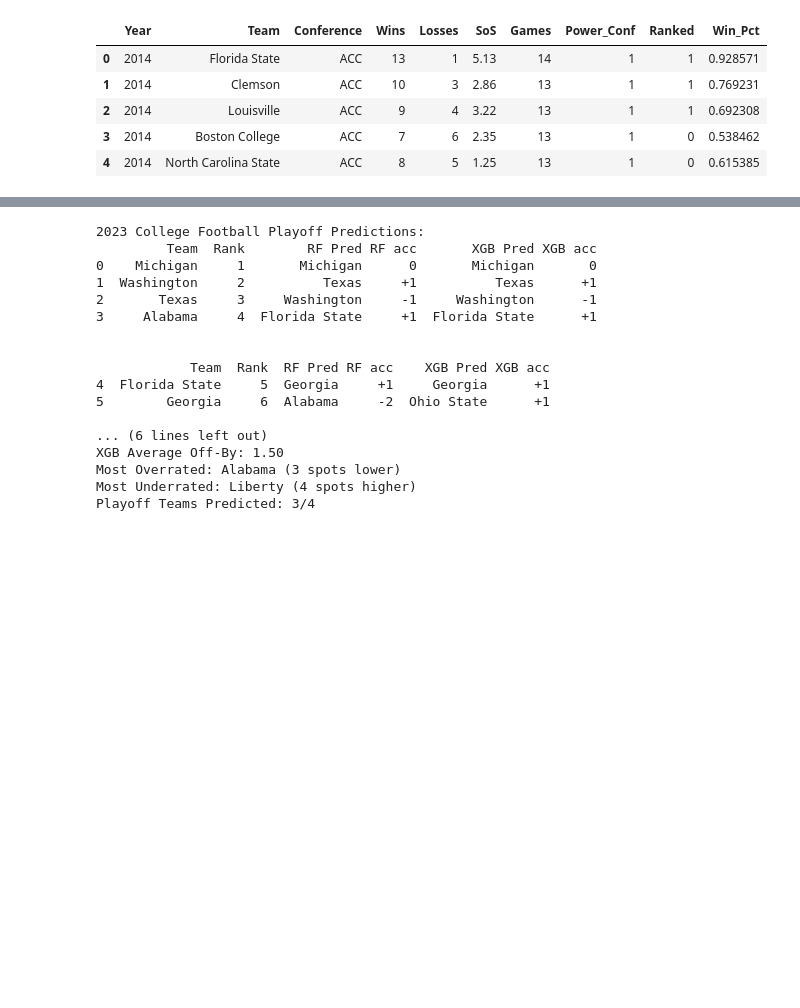
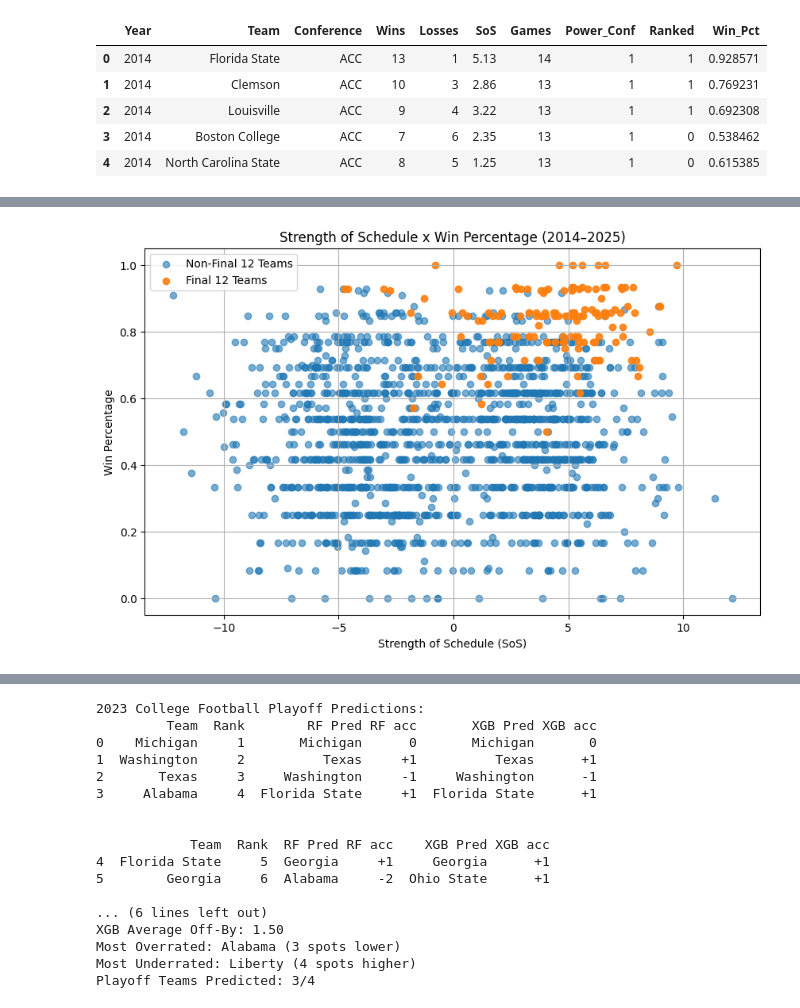
Before and after one commit to peytonjpope/cfp-ML, a Jupyter notebook: cfp-predictor.ipynb, the cells around one changed output, grey strips where cells are left out. Cells and saved outputs as stored; diff of their text form; code cells hidden in the pictures; blank space fills up the shorter version.

```diff
--- a/cfp-predictor.ipynb
+++ b/cfp-predictor.ipynb
@@ -66,6 +66,9 @@ df = pd.concat(dfs, ignore_index=True)
 # Calculate win percentage
 df['Win_Pct'] = df['Wins'] / df['Games']
 
+# Clean Outliers in SoS
+df = df[df['SoS'] >= -15]
+
 df.head()
 # %% [output]
 |  | Year | Team | Conference | Wins | Losses | SoS | Games | Power_Conf | Ranked | Win_Pct |
@@ -272,0 +265,28 @@ Conf_Finalist: 208
+# %%
+# Strength of Schedule vs Win Percentage Scatter Plot
+plt.figure(figsize=(10, 6))
+
+# Non-playoff teams
+plt.scatter(
+    df[df['Final_12'] == 0]['SoS'],
+    df[df['Final_12'] == 0]['Win_Pct'],
+    alpha=0.6,
+    label='Non-Final 12 Teams'
+)
+
+# Playoff teams
+plt.scatter(
+    df[df['Final_12'] == 1]['SoS'],
+    df[df['Final_12'] == 1]['Win_Pct'],
+    alpha=0.9,
+    label='Final 12 Teams'
+)
+
+plt.title('Strength of Schedule x Win Percentage (2014–2025)')
+plt.xlabel('Strength of Schedule (SoS)')
+plt.ylabel('Win Percentage')
+plt.legend()
+plt.grid(True)
+plt.show()
+# %% [output]
+[figure, added]
```
Also changed, not shown: parts of 32 cells of this notebook, 1 other file.
